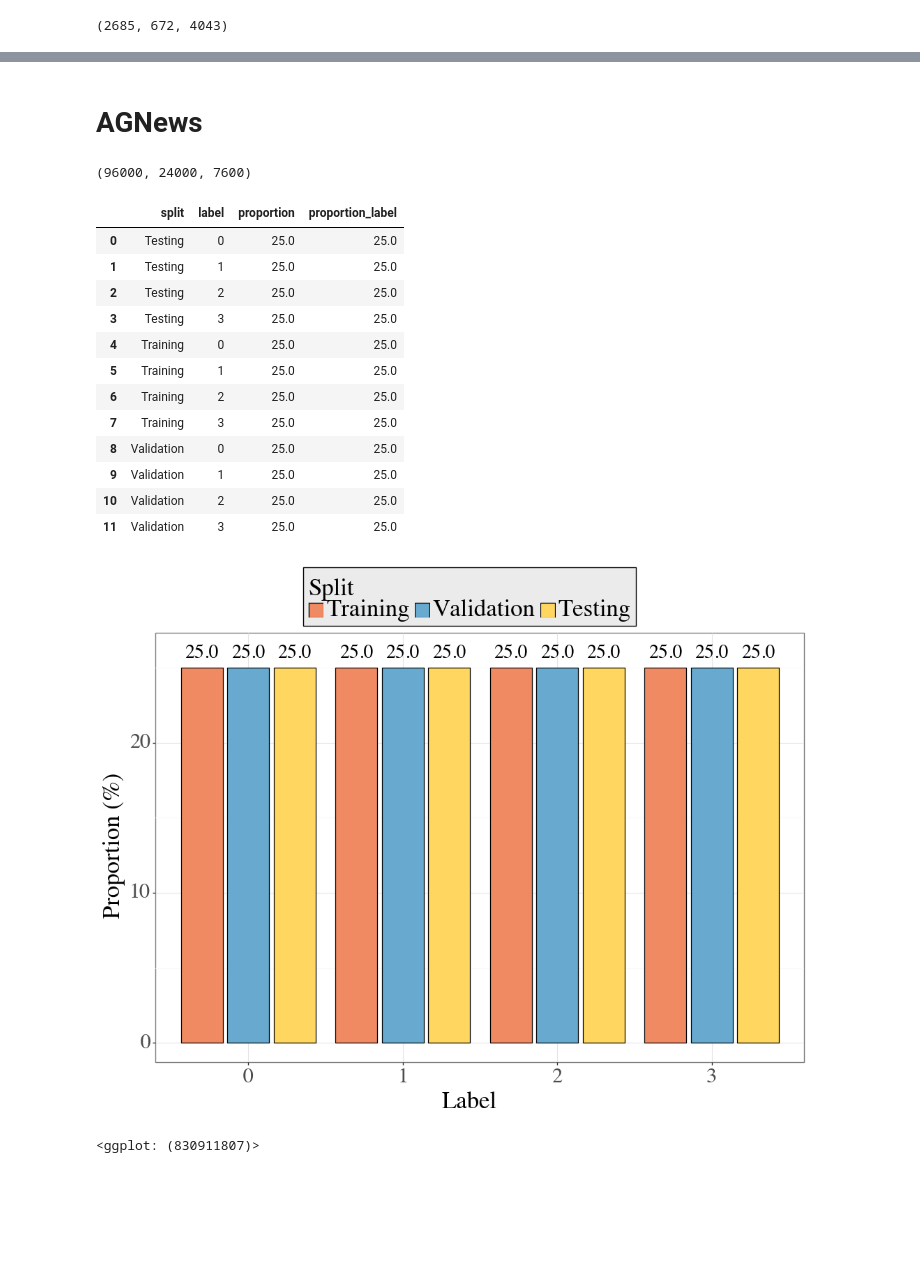
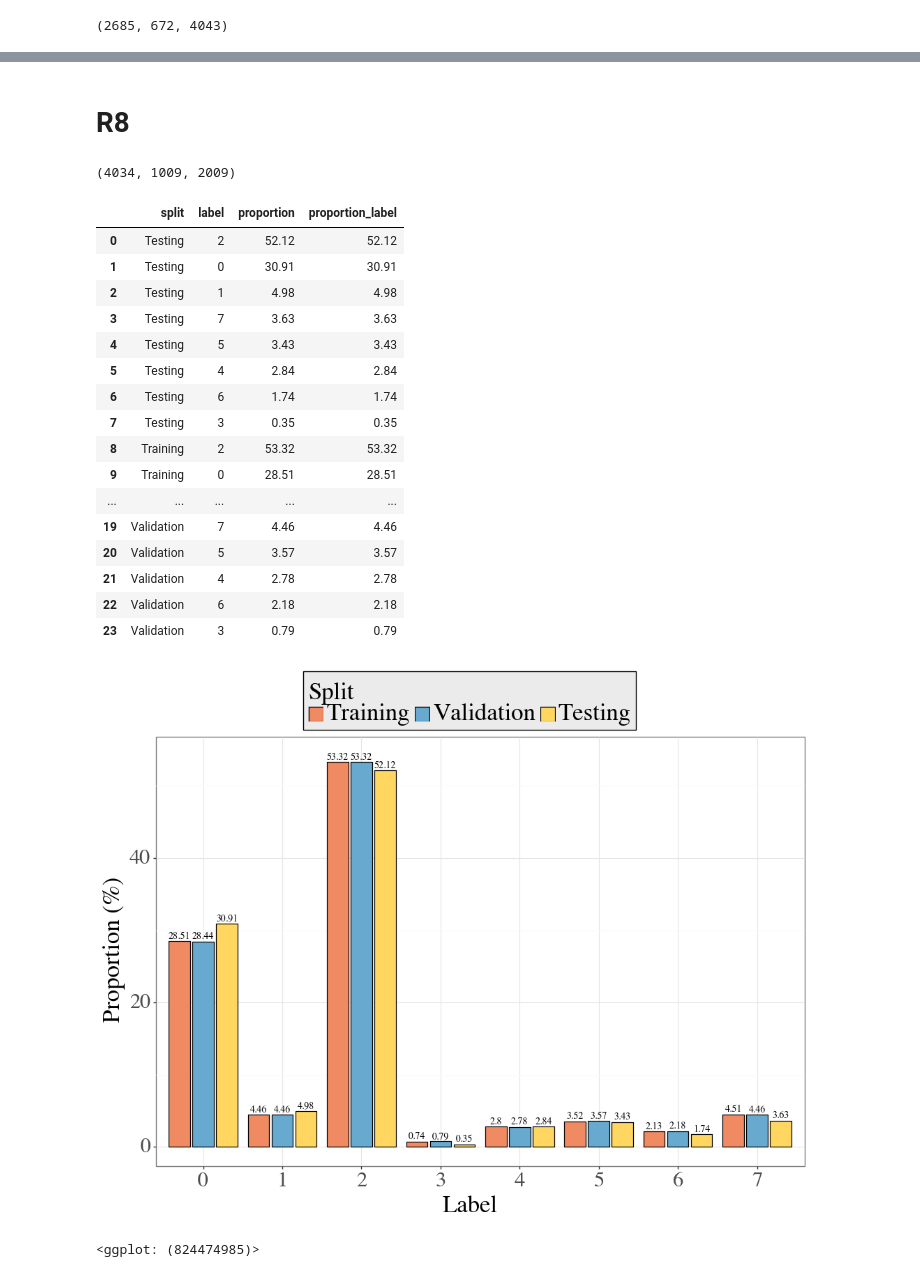
Before and after one commit to citoplasme/Chefer_Graphs, a Jupyter notebook: exploratory_data_analysis/label_analysis.ipynb, the cells around one changed output, grey strips where cells are left out. Drawn from its saved outputs; the diff is of its cells as text; code cells hidden in the pictures; blank space fills up the shorter version.

```diff
--- a/exploratory_data_analysis/label_analysis.ipynb
+++ b/exploratory_data_analysis/label_analysis.ipynb
@@ -129,33 +129,37 @@ get_label_information(
 # %% [markdown]
-# AGNews
+# R8
 # %%
-training_df = pd.read_csv('../data/with_validation_splits/AGNews/train.csv')
-validation_df = pd.read_csv('../data/with_validation_splits/AGNews/validation.csv')
-testing_df = pd.read_csv('../data/with_validation_splits/AGNews/test.csv')
+training_df = pd.read_csv('../data/with_validation_splits/R8/train.csv')
+validation_df = pd.read_csv('../data/with_validation_splits/R8/validation.csv')
+testing_df = pd.read_csv('../data/with_validation_splits/R8/test.csv')
 # %%
 training_df.shape[0], validation_df.shape[0], testing_df.shape[0]
 # %% [output]
-(96000, 24000, 7600)
+(4034, 1009, 2009)
 # %%
 get_label_information(
   training_df,
   validation_df,
   testing_df,
-  annotation_theme = (1.00, 20, 0)
+  annotation_theme = (0.75, 10, 0)
 )
 # %% [output]
 |  | split | label | proportion | proportion_label |
-| 0 | Testing | 0 | 25.0 | 25.0 |
-| 1 | Testing | 1 | 25.0 | 25.0 |
-| 2 | Testing | 2 | 25.0 | 25.0 |
-| 3 | Testing | 3 | 25.0 | 25.0 |
-| 4 | Training | 0 | 25.0 | 25.0 |
-| 5 | Training | 1 | 25.0 | 25.0 |
-| 6 | Training | 2 | 25.0 | 25.0 |
-| 7 | Training | 3 | 25.0 | 25.0 |
-| 8 | Validation | 0 | 25.0 | 25.0 |
-| 9 | Validation | 1 | 25.0 | 25.0 |
-| 10 | Validation | 2 | 25.0 | 25.0 |
-| 11 | Validation | 3 | 25.0 | 25.0 |
+| 0 | Testing | 2 | 52.12 | 52.12 |
+| 1 | Testing | 0 | 30.91 | 30.91 |
+| 2 | Testing | 1 | 4.98 | 4.98 |
+| 3 | Testing | 7 | 3.63 | 3.63 |
+| 4 | Testing | 5 | 3.43 | 3.43 |
+| 5 | Testing | 4 | 2.84 | 2.84 |
+| 6 | Testing | 6 | 1.74 | 1.74 |
+| 7 | Testing | 3 | 0.35 | 0.35 |
+| 8 | Training | 2 | 53.32 | 53.32 |
+| 9 | Training | 0 | 28.51 | 28.51 |
+| ... | ... | ... | ... | ... |
+| 19 | Validation | 7 | 4.46 | 4.46 |
+| 20 | Validation | 5 | 3.57 | 3.57 |
+| 21 | Validation | 4 | 2.78 | 2.78 |
+| 22 | Validation | 6 | 2.18 | 2.18 |
+| 23 | Validation | 3 | 0.79 | 0.79 |
-[figure, old version]
+[figure, new version]
-<ggplot: (830911807)>
+<ggplot: (824474985)>
```
Also changed, not shown: parts of 7 cells of this notebook, 34 other files.
